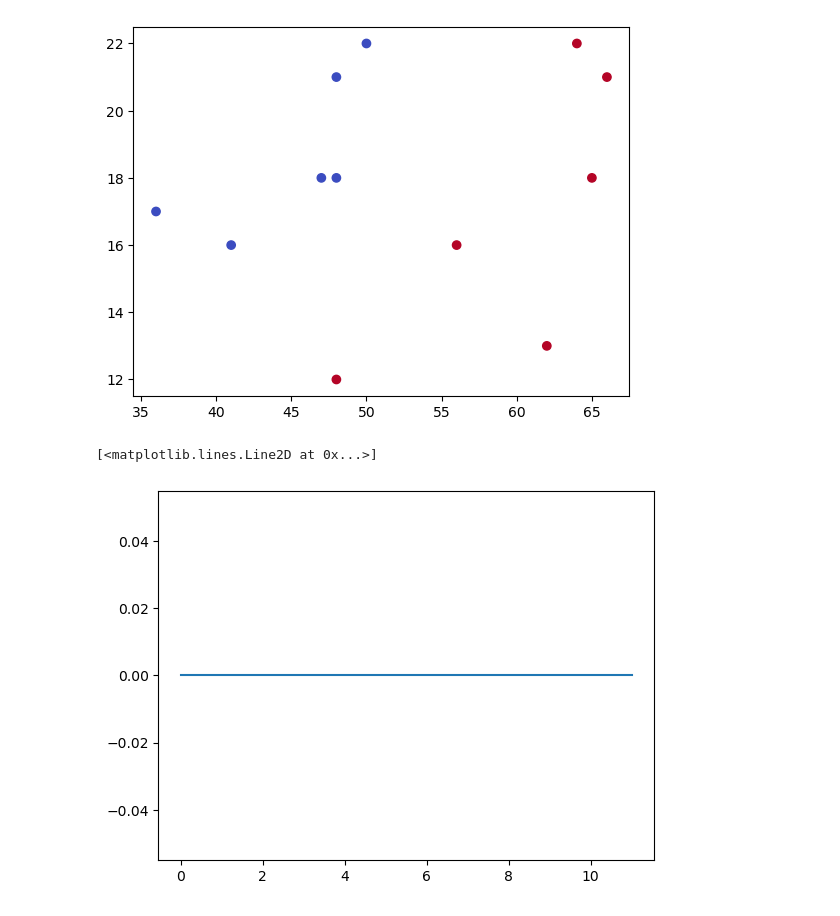
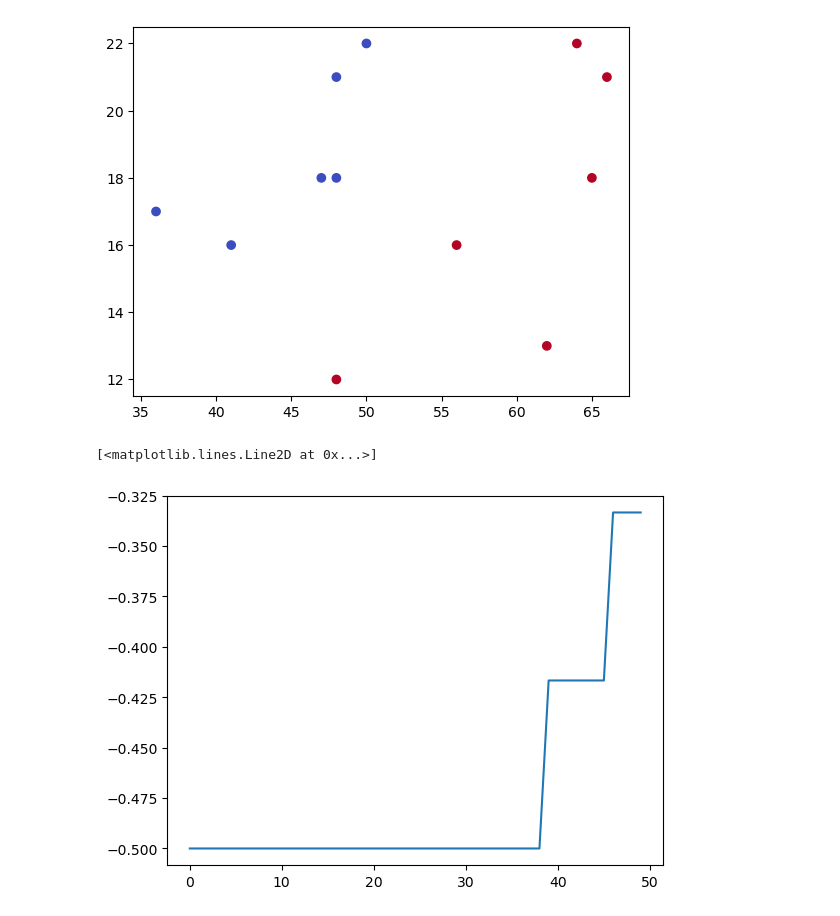
Before and after one commit to nTrouvain/ENSC-ML-course, a Jupyter notebook: notebooks/01-Artifical_neurons.ipynb, the cells around one changed output. Drawn from its saved outputs; the diff is of its cells as text; code cells hidden in the pictures.

```diff
--- a/notebooks/01-Artifical_neurons.ipynb
+++ b/notebooks/01-Artifical_neurons.ipynb
@@ -221,20 +214,22 @@ def perceptron(w, b, x):
 # %%
 # Initialize parameters
 # w = [w1, w2], b
-w = np.random.uniform(-1, 1, size=(1, 2))
-b = np.random.uniform(-1, 1)
+w = np.random.uniform(-10, 10, size=(1, 2))
+b = np.random.uniform(-10, 10)
 
-n_epochs = 100  # train 1000 times on whole dataset
+n_epochs = 50  # train 1000 times on whole dataset
 lr = 0.0001 # learning rate (update rate of parameters)
 
-errors = []
+all_errors = []
 ws = []
 bs = []
 accuracys = []
 for epoch in range(n_epochs):
     scores = []
     errors = []
-    for i in range(len(data)):  # for each data point and label
+
+    random_index = np.random.choice(np.arange(len(data)), replace=False, size=len(data))
+    for i in random_index:  # for each data point and label
         x = data[i]
         target = objective[i]
 
@@ -247,19 +242,19 @@ for epoch in range(n_epochs):
         b = b - lr * error * 1
 
         errors.append(error)
-        ws.append(w)
-        bs.append(b)
-
         score = 1 - np.abs(error)
         scores.append(score)
 
-    accuracy = np.mean(scores)
-    accuracys.append(accuracy)
+    ws.append(w)
+    bs.append(b)
+
+    all_errors.append(np.mean(errors))
+    accuracys.append(np.mean(scores))
 # %%
-plt.plot(range(len(errors)), errors)
+plt.plot(range(len(all_errors)), all_errors)
 # %% [output]
 [<matplotlib.lines.Line2D at 0x...>]
-[figure, old version]
+[figure, new version]
 # %%
 plt.plot(accuracys)
 # %% [output]
```
Also changed, not shown: parts of 4 cells of this notebook.
